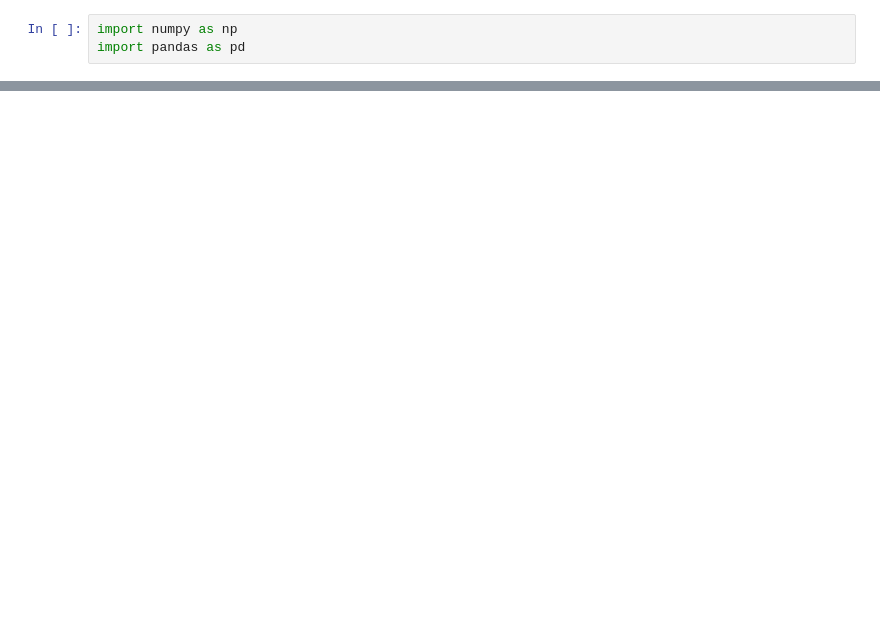
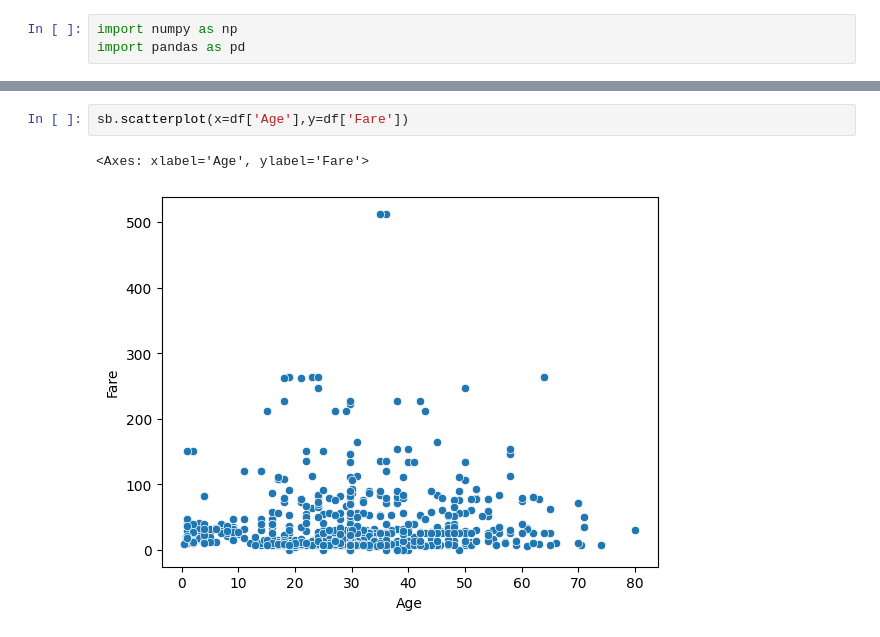
Before and after one commit to Kunals0612/TE_Lab_Assignments, a Jupyter notebook: DSBDAL/Assignment4.ipynb, the cells around one changed output, grey strips where cells are left out. Drawn from its saved outputs; the diff is of its cells as text; blank space fills up the shorter version.

```diff
--- a/DSBDAL/Assignment4.ipynb
+++ b/DSBDAL/Assignment4.ipynb
@@ -8,0 +92,5 @@ FileNotFoundError: [Errno 2] No such file or directory: '/Datasets/titanic.csv'
+# %%
+sb.scatterplot(x=df['Age'],y=df['Fare'])
+# %% [output]
+<Axes: xlabel='Age', ylabel='Fare'>
+[figure, added]
```
Also changed, not shown: parts of 13 cells of this notebook.
